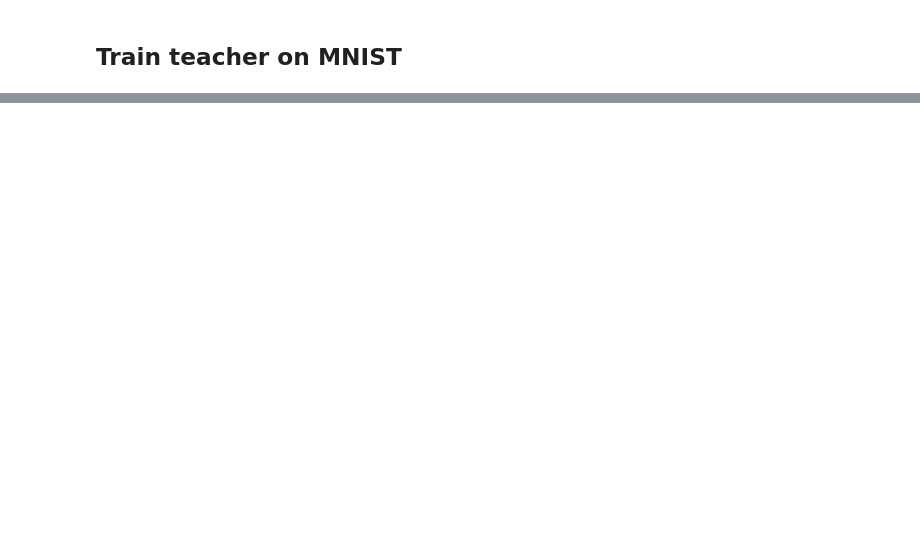
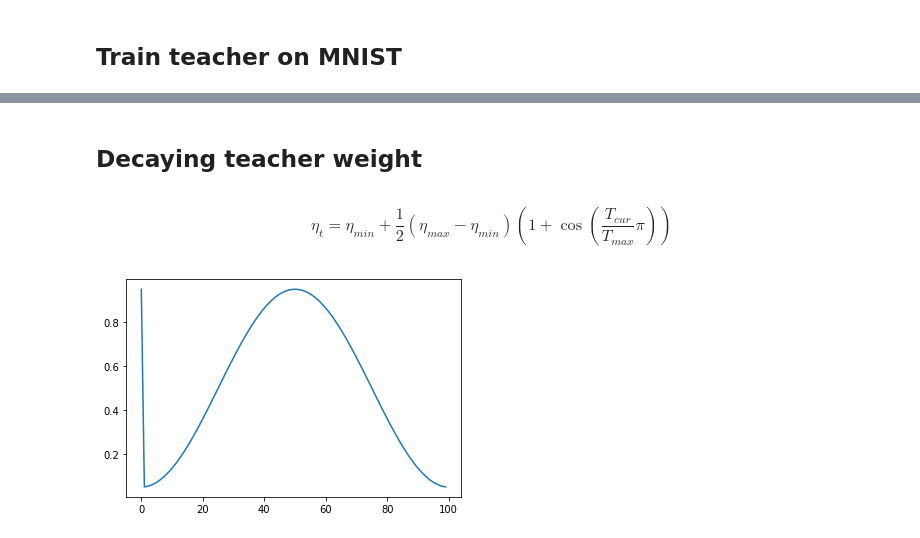
Before and after one commit to Kennethborup/knowledgeDistillation, a Jupyter notebook: Investigations.ipynb, the cells around one changed output, grey strips where cells are left out. Drawn from its saved outputs; the diff is of its cells as text; code cells hidden in the pictures; blank space fills up the shorter version.

Commit message:
Added focalKLD and decaying teacher weight

```diff
--- a/Investigations.ipynb
+++ b/Investigations.ipynb
@@ -41,7 +41,7 @@ validloader = torch.utils.data.DataLoader(
 # %%
 EPOCHS = 5
 # %%
-teacher = CNN(imgSize, 64)
+teacher = CNN(imgSize, 10)
 
 # Initialize objectives and optimizer
 objective = nn.CrossEntropyLoss()
@@ -130,0 +145,4 @@ for epoch in range(startEpoch, epochs+1):
+# %% [markdown]
+## Decaying teacher weight
+# %% [markdown]
+$$\eta_t = \eta_{min} + \frac{1}{2}(\eta_{max} - \eta_{min})\left(1 + \cos\left(\frac{T_{cur}}{T_{max}}\pi\right)\right)$$
@@ -130,0 +152,43 @@ for epoch in range(startEpoch, epochs+1):
+# %%
+class TeacherAnnealing(object):
+    """
+    Updates the (1-alpha)-weight for knowledge distillation according to CosineAnnealing
+    \eta_t = \eta_{min} + \frac{1}{2}(\eta_{max} -
+        \eta_{min})\left(1 + \cos\left(\frac{T_{cur}}{T_{max}}\pi\right)\right)
+    """
+    def __init__(self, distiller, endVal, epochs):
+        """
+        Args:
+            distiller: distiller to update. Must have alpha attribute
+            endVal: val to anneal to in èpochs` iterations
+            epochs: amouint of iterations to reach `endVal`
+        """
+        self.distiller = distiller
+        self.etaMax = self.distiller.alpha
+        self.etaMin = endVal
+        self.tMax = epochs
+        self.tCur = 0
+
+    def reset(self):
+        self.tCur = 0
+        self.distiller.alpha = self.etaMax
+
+    def step(self):
+        self.tCur += 1
+        self.distiller.alpha = 1-(self.etaMin + 0.5*(self.etaMax - self.etaMin)*(1 + torch.cos(self.tCur/self.tMax * torch.tensor(np.pi))))
+
+    def get_val(self):
+        return self.distiller.alpha
+# %%
+teacherSchedule = TeacherAnnealing(distiller, 0.05, 50)
+
+vals = []
+for i in range(100):
+    vals.append(teacherSchedule.get_val())
+    teacherSchedule.step()
+    #if i % 50 == 0:
+    #    teacherSchedule.reset()
+
+plt.plot(vals);
+# %% [output]
+[figure, added]
```
Also changed, not shown: parts of 13 cells of this notebook.
